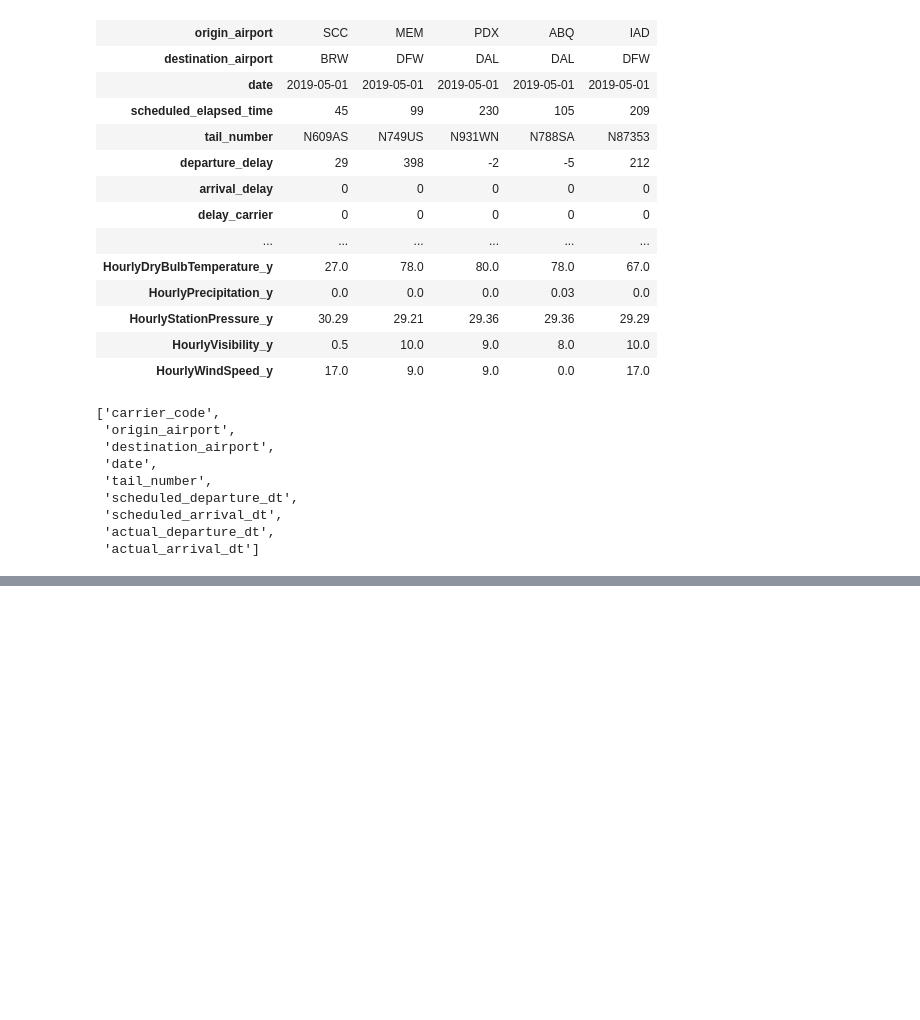
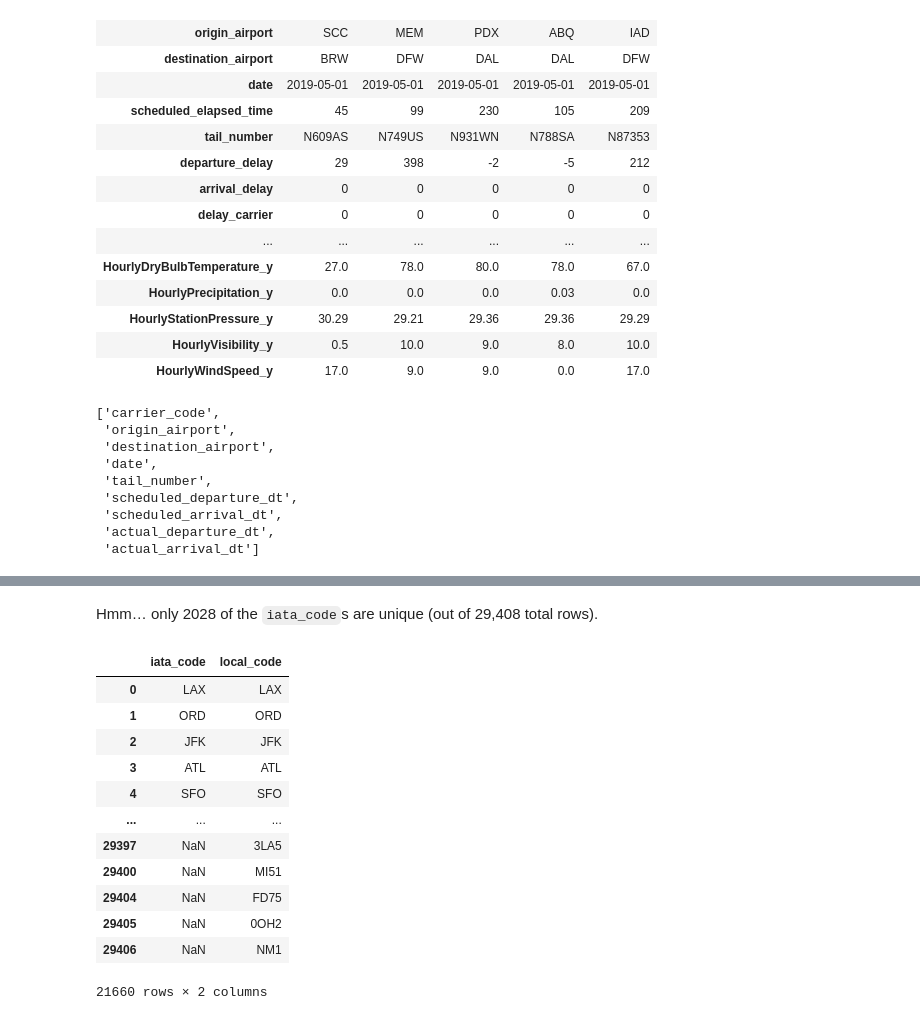
Before and after one commit to Bdataplanet/To_fly_or_not_to_fly, a Jupyter notebook: download_and_prepare_datasets/02_process_data.ipynb, the cells around one changed output, grey strips where cells are left out. Drawn from its saved outputs; the diff is of its cells as text; code cells hidden in the pictures; blank space fills up the shorter version.

```diff
--- a/download_and_prepare_datasets/02_process_data.ipynb
+++ b/download_and_prepare_datasets/02_process_data.ipynb
@@ -291,0 +393,28 @@ primary_obj_cols.tolist()
+# %% [markdown]
+Hmm… only 2028 of the `iata_code`s are unique (out of 29,408 total rows).
+# %%
+airport_codes = secondary_df[['iata_code','local_code']].dropna(how='all')
+
+# Get number of null values for each column
+pd.DataFrame(
+    [
+        airport_codes.iata_code.isna().sum(),
+        airport_codes.local_code.isna().sum()
+    ],
+    index=['iata','local'],
+    columns=['null_values']
+)
+# %% [output]
+|  | iata_code | local_code |
+| 0 | LAX | LAX |
+| 1 | ORD | ORD |
+| 2 | JFK | JFK |
+| 3 | ATL | ATL |
+| 4 | SFO | SFO |
+| ... | ... | ... |
+| 29397 | NaN | 3LA5 |
+| 29400 | NaN | MI51 |
+| 29404 | NaN | FD75 |
+| 29405 | NaN | 0OH2 |
+| 29406 | NaN | NM1 |
+21660 rows × 2 columns
```
Also changed, not shown: parts of 25 cells of this notebook, 3 other files.
